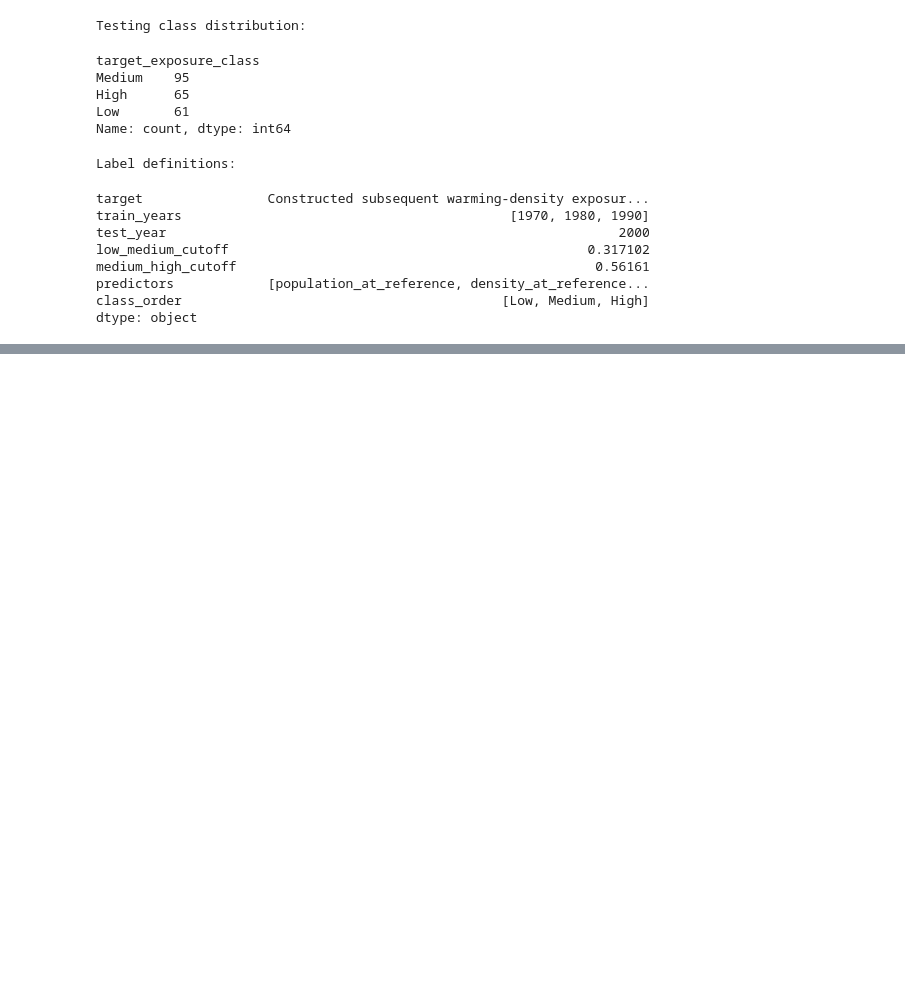
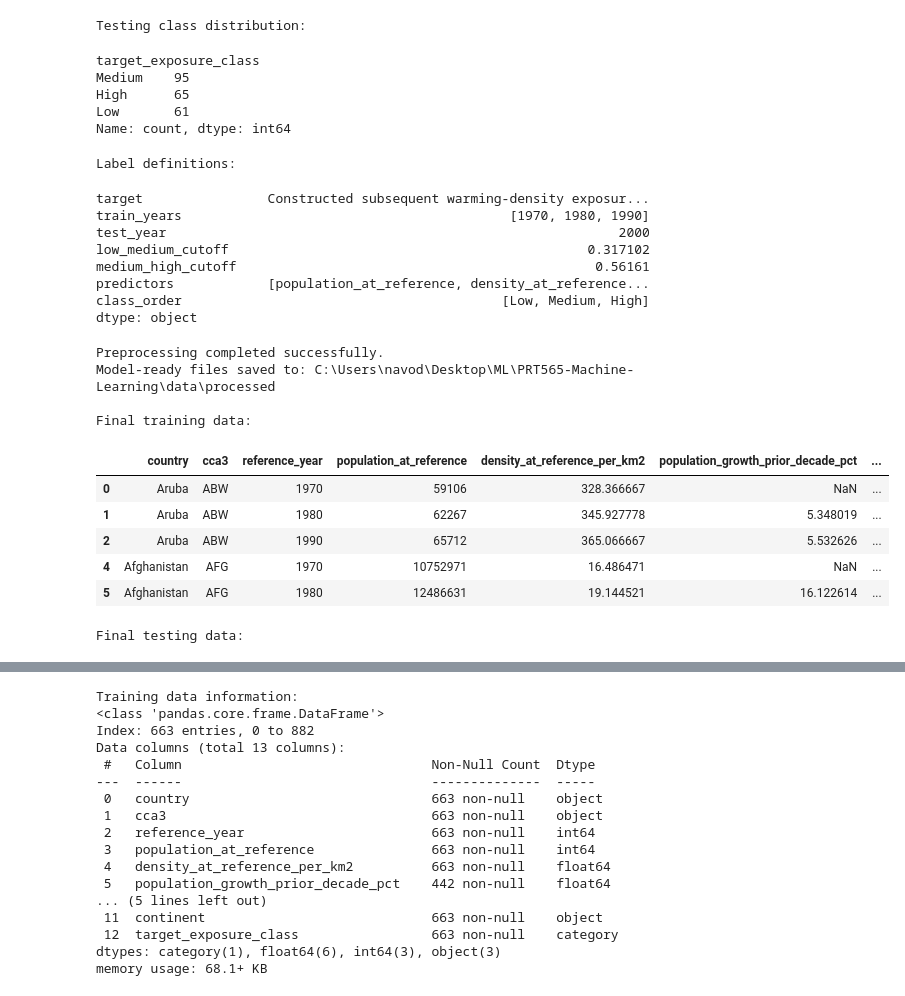
Before and after one commit to Roshan54321/PRT565-Machine-Learning, a Jupyter notebook: code/01_data_preprocessing.ipynb, the cells around one changed output, grey strips where cells are left out. Cells and saved outputs as stored; diff of their text form; code cells hidden in the pictures; blank space fills up the shorter version.

```diff
--- a/code/01_data_preprocessing.ipynb
+++ b/code/01_data_preprocessing.ipynb
@@ -580,0 +594,31 @@ print("Temporal split validation passed.")
+# %%
+
+importlib.reload(pp)
+
+results = pp.run_pipeline(
+    project_root
+)
+
+train_model = results["train"]
+test_model = results["test"]
+
+print("\nFinal training data:")
+display(train_model.head())
+
+print("\nFinal testing data:")
+display(test_model.head())
+
+print("\nTraining data information:")
+train_model.info()
+# %% [output]
+Preprocessing completed successfully.
+Model-ready files saved to: C:\Users\navod\Desktop\ML\PRT565-Machine-Learning\data\processed
+
+Final training data:
+|  | country | cca3 | reference_year | population_at_reference | density_at_reference_per_km2 | population_growth_prior_decade_pct | ... |
+| 0 | Aruba | ABW | 1970 | 59106 | 328.366667 | NaN | ... |
+| 1 | Aruba | ABW | 1980 | 62267 | 345.927778 | 5.348019 | ... |
+| 2 | Aruba | ABW | 1990 | 65712 | 365.066667 | 5.532626 | ... |
+| 4 | Afghanistan | AFG | 1970 | 10752971 | 16.486471 | NaN | ... |
+| 5 | Afghanistan | AFG | 1980 | 12486631 | 19.144521 | 16.122614 | ... |
+Final testing data:
@@ -580,0 +631,17 @@ print("Temporal split validation passed.")
+Training data information:
+<class 'pandas.core.frame.DataFrame'>
+Index: 663 entries, 0 to 882
+Data columns (total 13 columns):
+ #   Column                                Non-Null Count  Dtype
+---  ------                                --------------  -----
+ 0   country                               663 non-null    object
+ 1   cca3                                  663 non-null    object
+ 2   reference_year                        663 non-null    int64
+ 3   population_at_reference               663 non-null    int64
+ 4   density_at_reference_per_km2          663 non-null    float64
+ 5   population_growth_prior_decade_pct    442 non-null    float64
+... (5 lines left out)
+ 11  continent                             663 non-null    object
+ 12  target_exposure_class                 663 non-null    category
+dtypes: category(1), float64(6), int64(3), object(3)
+memory usage: 68.1+ KB
```
Also changed, not shown: parts of 4 cells of this notebook, 12 other files.
